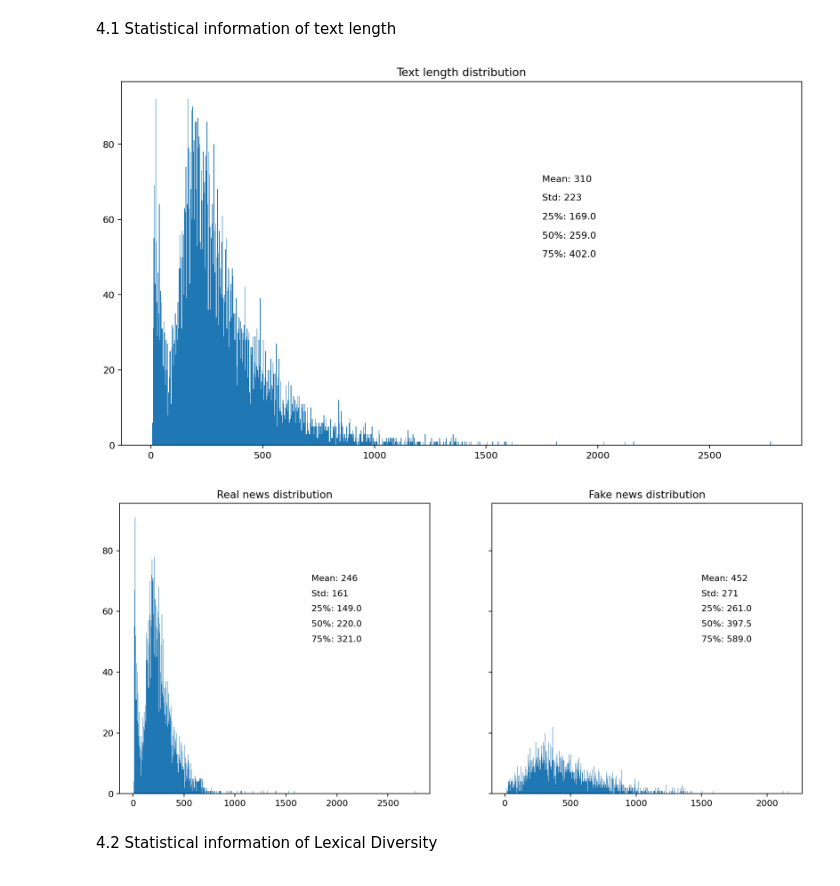
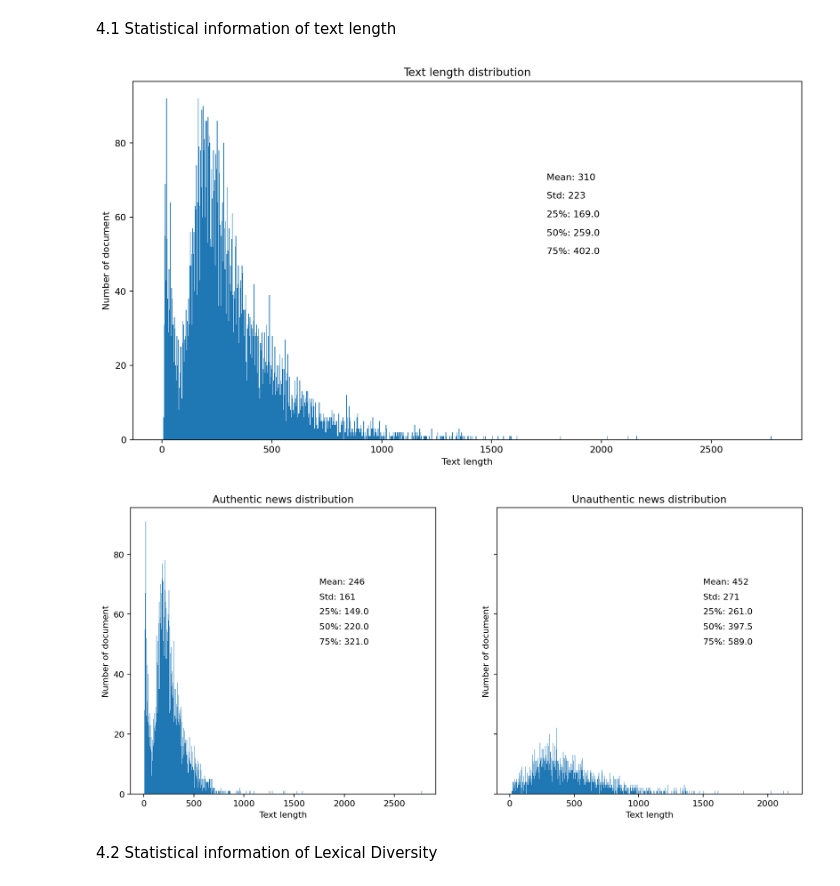
Before and after one commit to DreamyWanderer/Final_Lab, a Jupyter notebook: Source/Visualize/EDA.ipynb, the cells around one changed output. Drawn from its saved outputs; the diff is of its cells as text; code cells hidden in the pictures.

```diff
--- a/Source/Visualize/EDA.ipynb
+++ b/Source/Visualize/EDA.ipynb
@@ -88,19 +81,20 @@ from utils import *
 # %% [markdown]
 4.1 Statistical information of text length
 # %%
-#doc_lens = [get_len(d) for d in df.content]
 doc_lens = [len(d) for d in df.content]
 plt.figure(figsize=(13,7), dpi=160)
 plt.locator_params(axis='x', nbins = 10)
 plt.text(1750, 70, f'Mean: {round(statistics.mean(doc_lens))}')
 plt.text(1750, 65, f'Std: {round(statistics.stdev(doc_lens))}')
-plt.text(1750, 60, f'25%: {(statistics.quantiles(doc_lens)[0])}')
-plt.text(1750, 55, f'50%: {(statistics.quantiles(doc_lens)[1])}')
-plt.text(1750, 50, f'75%: {(statistics.quantiles(doc_lens)[2])}')
+plt.text(1750, 60, f'25%: {statistics.quantiles(doc_lens)[0]}')
+plt.text(1750, 55, f'50%: {statistics.quantiles(doc_lens)[1]}')
+plt.text(1750, 50, f'75%: {statistics.quantiles(doc_lens)[2]}')
 plt.hist(doc_lens, bins = 1000);
 plt.title("Text length distribution");
+plt.xlabel("Text length");
+plt.ylabel("Number of document");
 # %% [output]
-[figure, old version]
+[figure, new version]
 # %%
 fake_df = df[df['label'] == 1]
 real_df = df[df['label'] == 0]
@@ -115,7 +109,9 @@ axes[0].text(1750, 60, f'25%: {(statistics.quantiles(real_doc_lens)[0])}')
 axes[0].text(1750, 55, f'50%: {(statistics.quantiles(real_doc_lens)[1])}')
 axes[0].text(1750, 50, f'75%: {(statistics.quantiles(real_doc_lens)[2])}')
 axes[0].hist(real_doc_lens, bins = 1000);
-axes[0].set_title("Real news distribution");
+axes[0].set_title("Authentic news distribution");
+axes[0].set_xlabel("Text length");
+axes[0].set_ylabel("Number of document");
 
 axes[1].text(1500, 70, f'Mean: {round(statistics.mean(fake_doc_lens))}')
 axes[1].text(1500, 65, f'Std: {round(statistics.stdev(fake_doc_lens))}')
@@ -123,9 +119,11 @@ axes[1].text(1500, 60, f'25%: {(statistics.quantiles(fake_doc_lens)[0])}')
 axes[1].text(1500, 55, f'50%: {(statistics.quantiles(fake_doc_lens)[1])}')
 axes[1].text(1500, 50, f'75%: {(statistics.quantiles(fake_doc_lens)[2])}')
 axes[1].hist(fake_doc_lens, bins = 1000);
-axes[1].set_title("Fake news distribution");
+axes[1].set_title("Unauthentic news distribution");
+axes[1].set_xlabel("Text length");
+axes[1].set_ylabel("Number of document");
 # %% [output]
-[figure, old version]
+[figure, new version]
 # %% [markdown]
 4.2 Statistical information of Lexical Diversity
 # %%
```
Also changed, not shown: parts of 5 cells of this notebook, 2 other files.
